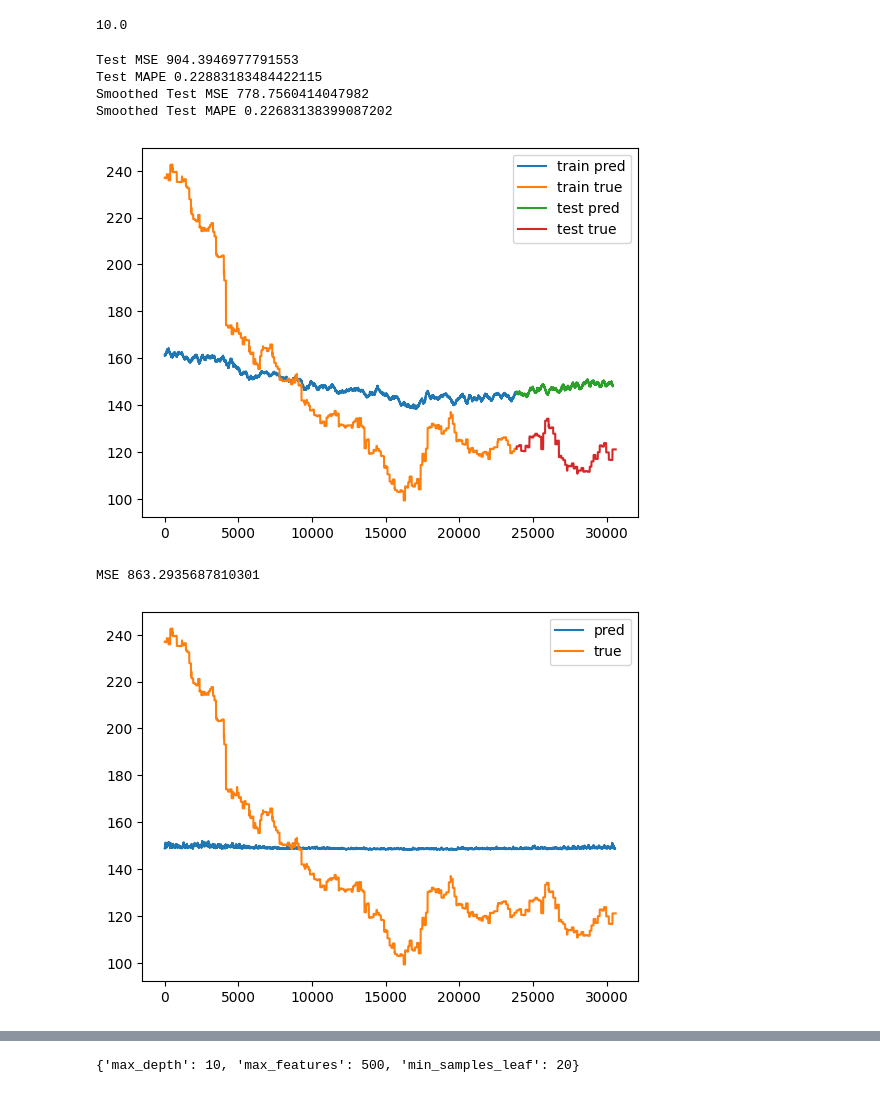
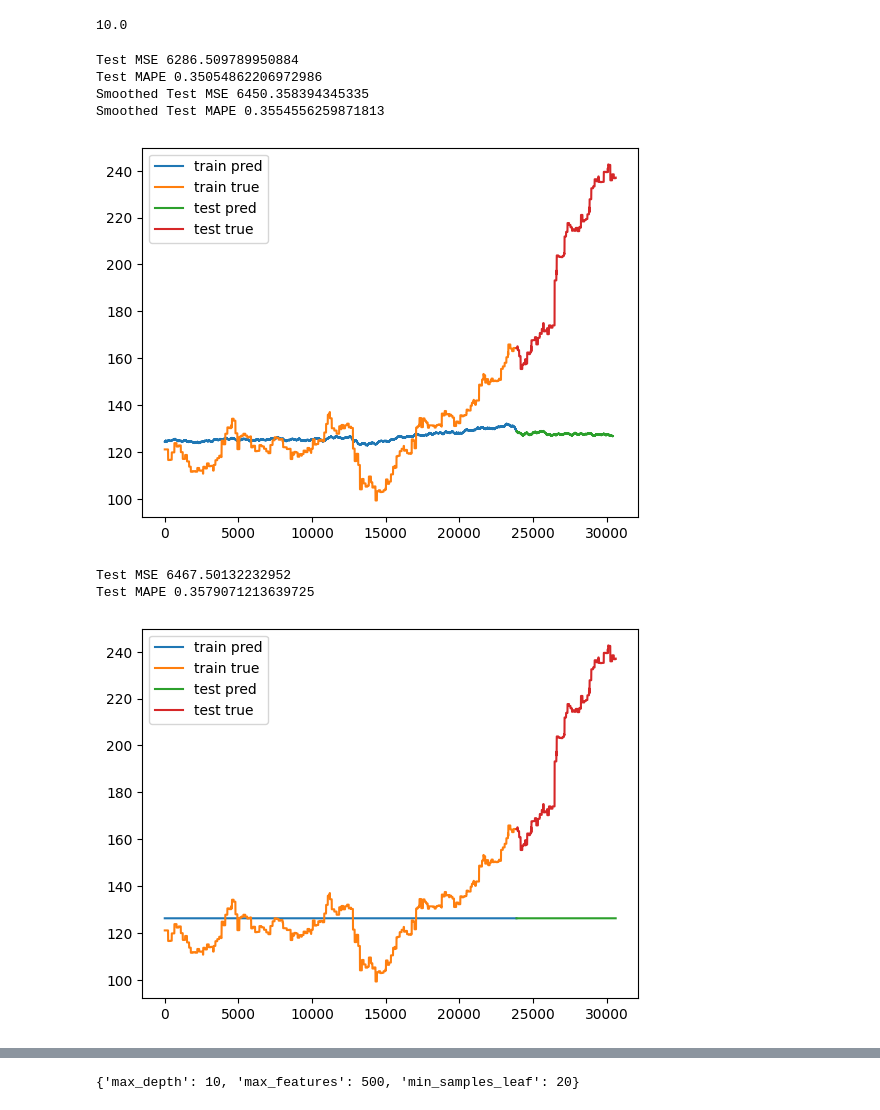
Before and after one commit to irusland/stonks, a Jupyter notebook: notebooks/baseline.ipynb, the cells around one changed output, grey strips where cells are left out. Cells and saved outputs as stored; diff of their text form; code cells hidden in the pictures.

```diff
--- a/notebooks/baseline.ipynb
+++ b/notebooks/baseline.ipynb
@@ -26,7 +26,7 @@ from sklearn.svm import SVR
 [nltk_data]     /Users/ruslansirazhetdinov/nltk_data...
 [nltk_data]   Package stopwords is already up-to-date!
 # %%
-df = pd.read_csv(DATA_PATH / 'news_stocks.csv')
+df = pd.read_csv(DATA_PATH / 'news_stocks.csv').reindex(index=df.index[::-1]).reset_index(drop=True)
 df
 # %% [output]
 |  | date | title | text | link | author | label | open | high | low | close | volume |
@@ -135,16 +138,17 @@ model.alpha_
 # %%
 model = test_model(linear_model.Ridge(alpha=10), moving_average=200)
 # %% [output]
-Test MSE 904.3946977791553
-Test MAPE 0.22883183484422115
-Smoothed Test MSE 778.7560414047982
-Smoothed Test MAPE 0.22683138399087202
+Test MSE 6286.509789950884
+Test MAPE 0.35054862206972986
+Smoothed Test MSE 6450.358394345335
+Smoothed Test MAPE 0.3554556259871813
-[figure, old version]
+[figure, new version]
 # %%
-model = test_model(linear_model.Lasso(alpha=0.1), moving_average=50)
+model = test_model(linear_model.Lasso(alpha=0.1), moving_average=None)
 # %% [output]
-MSE 863.2935687810301
+Test MSE 6467.50132232952
+Test MAPE 0.3579071213639725
-[figure, old version]
+[figure, new version]
 # %%
 param_grid = {
     'max_depth': [10, 100, 1000, None],
```
Also changed, not shown: parts of 7 cells of this notebook, 2 other files.
